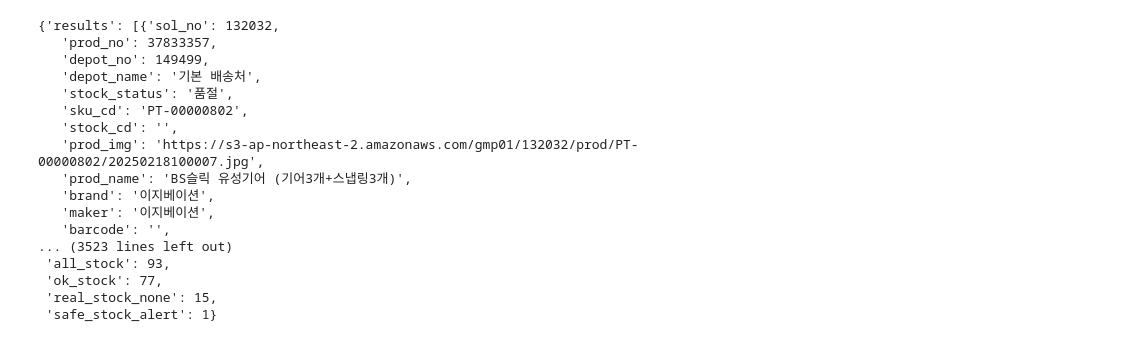
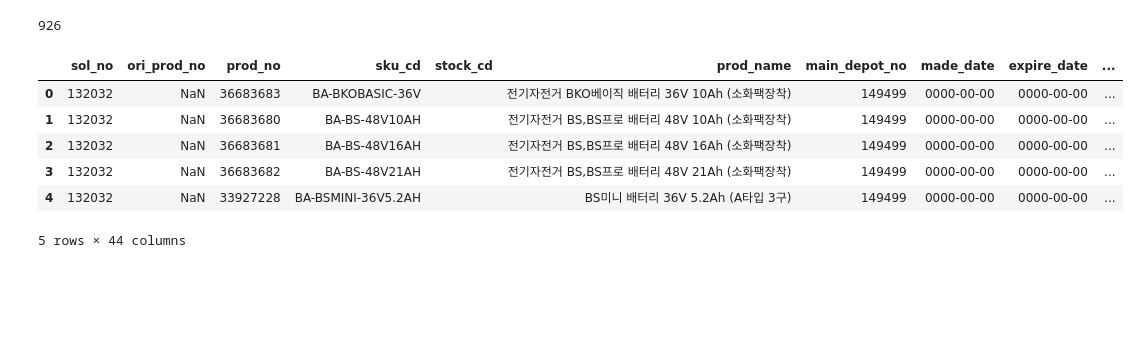
Before and after one commit to soljeong/plto_app, a Jupyter notebook: test.ipynb, the cells around one changed output. Drawn from its saved outputs; the diff is of its cells as text; code cells hidden in the pictures; blank space fills up the shorter version.

```diff
--- a/test.ipynb
+++ b/test.ipynb
@@ -32,21 +46,26 @@ data
+# %%
+# 상품 리스트 조회
+body = {
+    "start": 0,
+    "limit": 1000,
+    "date_type": "wdate",
+    "sdate": "2023-12-01",
+}
 # %%
-
-api_client.get_data("stock/condition", body={})
+stocklist = api_client.get_data("stock/list/v1.2", body)
-# %% [output]
-{'results': [{'sol_no': 132032,
-   'prod_no': 37833357,
-   'depot_no': 149499,
-   'depot_name': '기본 배송처',
-   'stock_status': '품절',
-   'sku_cd': 'PT-00000802',
-   'stock_cd': '',
-   'prod_img': 'https://s3-ap-northeast-2.amazonaws.com/gmp01/132032/prod/PT-00000802/20250218100007.jpg',
-   'prod_name': 'BS슬릭 유성기어 (기어3개+스냅링3개)',
-   'brand': '이지베이션',
-   'maker': '이지베이션',
-   'barcode': '',
-... (3523 lines left out)
- 'all_stock': 93,
- 'ok_stock': 77,
- 'real_stock_none': 15,
- 'safe_stock_alert': 1}
+# %%
+stocklist['total']
+# %% [output]
+926
+# %%
+import pandas as pd
+df = pd.DataFrame(stocklist['results'])
+df.head()
+# %% [output]
+|  | sol_no | ori_prod_no | prod_no | sku_cd | stock_cd | prod_name | main_depot_no | made_date | expire_date | ... |
+| 0 | 132032 | NaN | 36683683 | BA-BKOBASIC-36V |  | 전기자전거 BKO베이직 배터리 36V 10Ah (소화팩장착) | 149499 | 0000-00-00 | 0000-00-00 | ... |
+| 1 | 132032 | NaN | 36683680 | BA-BS-48V10AH |  | 전기자전거 BS,BS프로 배터리 48V 10Ah (소화팩장착) | 149499 | 0000-00-00 | 0000-00-00 | ... |
+| 2 | 132032 | NaN | 36683681 | BA-BS-48V16AH |  | 전기자전거 BS,BS프로 배터리 48V 16Ah (소화팩장착) | 149499 | 0000-00-00 | 0000-00-00 | ... |
+| 3 | 132032 | NaN | 36683682 | BA-BS-48V21AH |  | 전기자전거 BS,BS프로 배터리 48V 21Ah (소화팩장착) | 149499 | 0000-00-00 | 0000-00-00 | ... |
+| 4 | 132032 | NaN | 33927228 | BA-BSMINI-36V5.2AH |  | BS미니 배터리 36V 5.2Ah (A타입 3구) | 149499 | 0000-00-00 | 0000-00-00 | ... |
+5 rows × 44 columns
```
Also changed, not shown: parts of 13 cells of this notebook.
